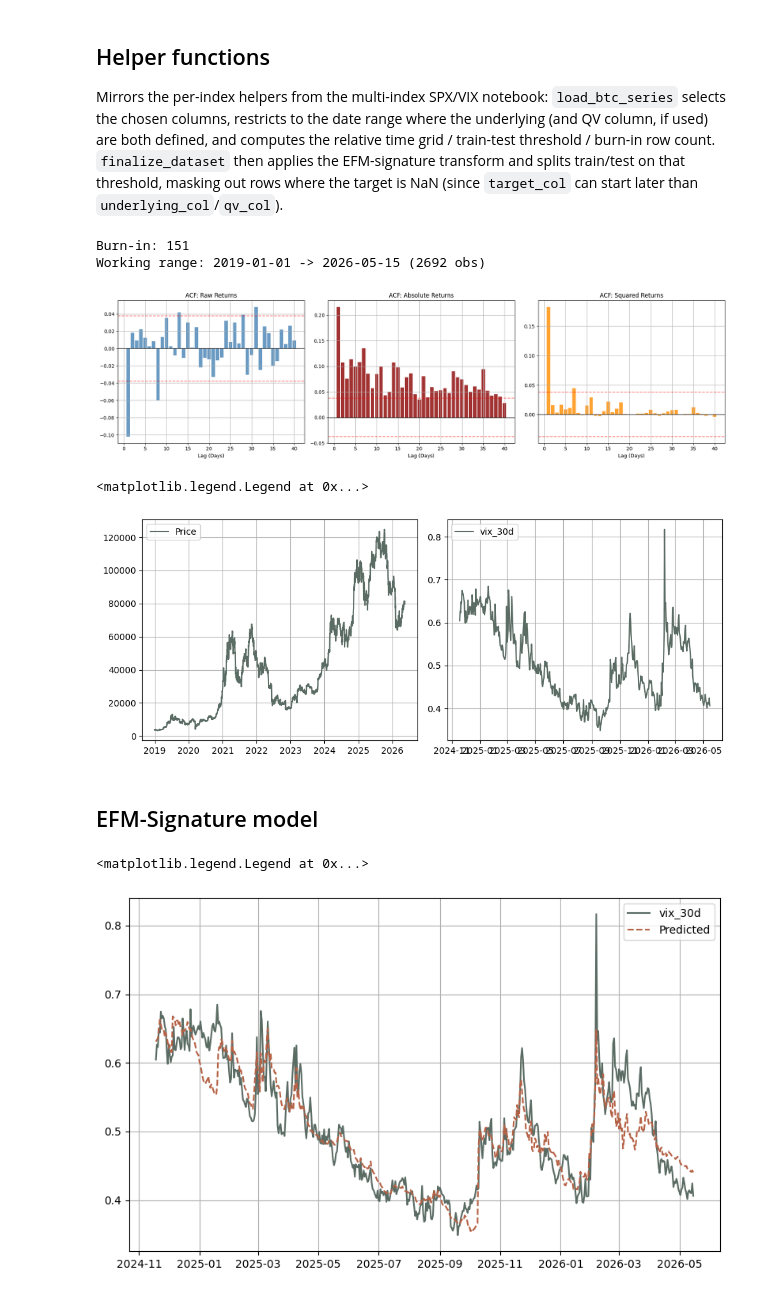
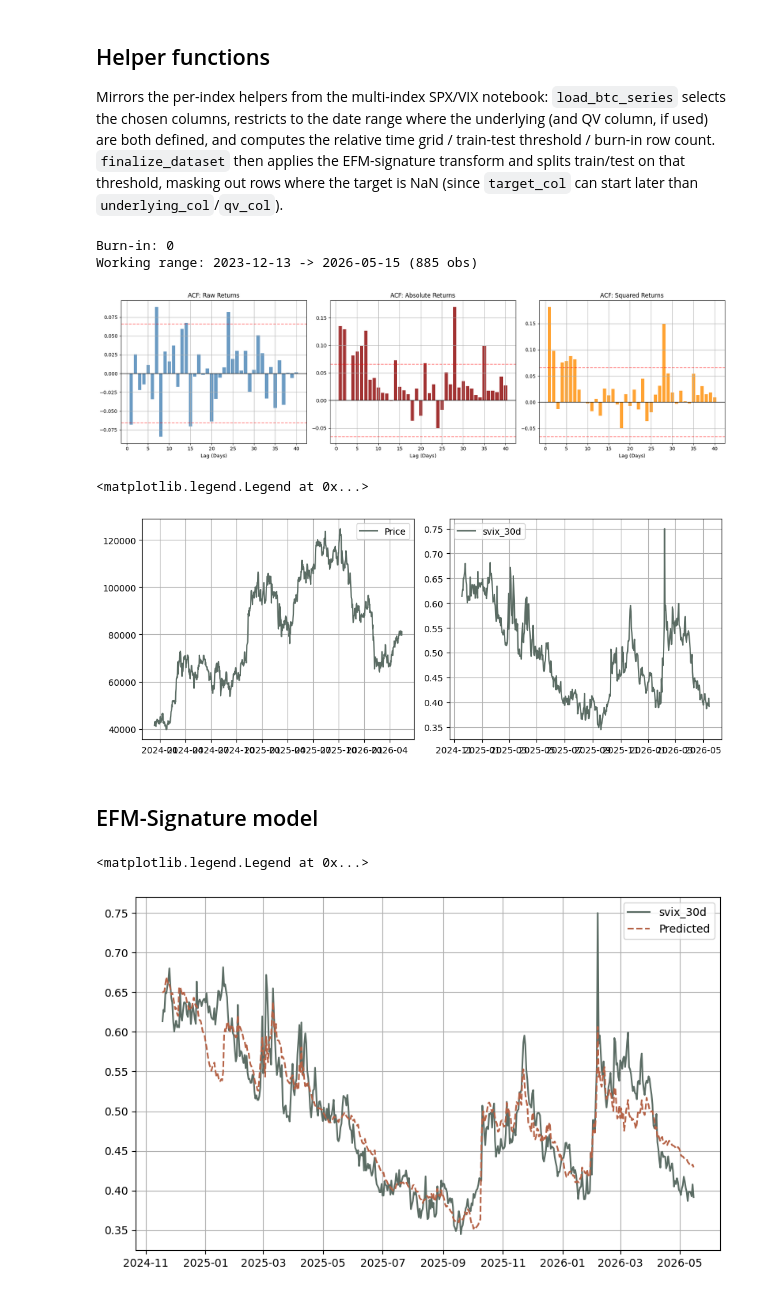
Before and after one commit to MrG1raffe/signature, a Jupyter notebook: notebooks/BTC-Vol_EFM-Signature.ipynb, the cells around one changed output. Cells and saved outputs as stored; diff of their text form; code cells hidden in the pictures.

```diff
--- a/notebooks/BTC-Vol_EFM-Signature.ipynb
+++ b/notebooks/BTC-Vol_EFM-Signature.ipynb
@@ -100,9 +100,9 @@ describe_column_coverage(df)
   log-return increments of `underlying_col`, as in the SPX/VIX reference notebook.
 - `target_col`: the column the model tries to predict (a BTC implied/synthetic vol index).
 # %%
-underlying_col = "BTC-PERPETUAL_close_2h"
-qv_col = "BTC-PERPETUAL_rv_5m"  # set to None to use the sum of squared log-return increments instead
-target_col = "vix_30d"
+underlying_col = "BTC_USDT_close_2h"#"BTC-PERPETUAL_close_2h"
+qv_col = "BTC_USDT_rv_5m"  # "BTC_USDT_rv_5m" #"BTC-PERPETUAL_rv_5m"  # set to None to use the sum of squared log-return increments instead
+target_col = "svix_30d"
 
 required_cols = [underlying_col] + ([qv_col] if qv_col else [])
 usable_index = df.dropna(subset=required_cols).index
@@ -244,8 +244,8 @@ burn_in = asset.burn_in
 print("Burn-in:", burn_in)
 print(f"Working range: {dates_grid.min().date()} -> {dates_grid.max().date()} ({len(dates_grid)} obs)")
 # %% [output]
-Burn-in: 151
-Working range: 2019-01-01 -> 2026-05-15 (2692 obs)
+Burn-in: 0
+Working range: 2023-12-13 -> 2026-05-15 (885 obs)
 # %%
 import numpy as np
 import pandas as pd
@@ -280,7 +280,7 @@ for i in range(3):
 plt.tight_layout()
 plt.show()
 # %% [output]
-[figure, old version]
+[figure, new version]
 # %%
 fig, ax = plt.subplots(1, 2, figsize=(10, 4))
 
@@ -290,7 +290,7 @@ ax[1].plot(dates_grid, target, label=target_col)
 ax[1].legend()
 # %% [output]
 <matplotlib.legend.Legend at 0x...>
-[figure, old version]
+[figure, new version]
 # %% [markdown]
 ## EFM-Signature model
 # %%
@@ -300,35 +300,35 @@ quadratic_variation = build_quadratic_variation(asset)
 path = np.vstack([
     time_grid,
     log_price / 10,
     quadratic_variation,
 ]).T
 trunc = 2
-lam = np.array([10, 10, 10])
+lam = np.array([12, 12, 12])
 kwargs = {}
 
 dim = path.shape[1]
 if "lead_lag_idx" in kwargs:
     dim += kwargs["lead_lag_idx"].size
 
 X_raw = np.hstack([time_grid[:, None], path])
 data = finalize_dataset(X_raw, np.array(target), asset, trunc, lam, **kwargs)
 
 pipe = Pipeline([
     ('scaler', StandardScaler()),
     ('regressor', Ridge())
 ])
 
 # Fit on the training window only: fitting on the full series and only later reporting
 # test-period metrics would leak future information into the model and make the test
 # metrics meaningless.
 pipe.fit(data.X_train, data.y_train)
 
 plt.plot(data.dates, data.y, label=target_col)
 plt.plot(data.dates, pipe.predict(data.X), "--", label="Predicted")
 plt.legend()
 # %% [output]
 <matplotlib.legend.Legend at 0x...>
-[figure, old version]
+[figure, new version]
 # %%
 plt.plot(time_grid[1:], np.diff(path[:, 0], axis=0))
 plt.plot(time_grid[1:], np.diff(path[:, 1], axis=0))
```
Also changed, not shown: parts of 9 cells of this notebook.
